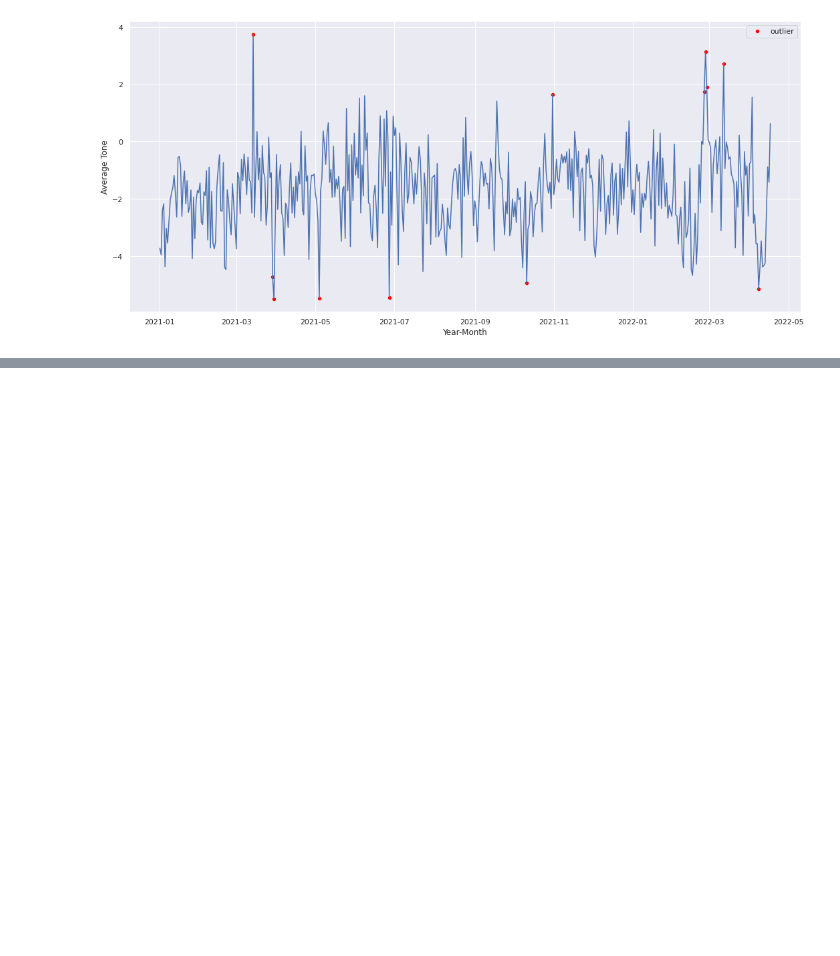
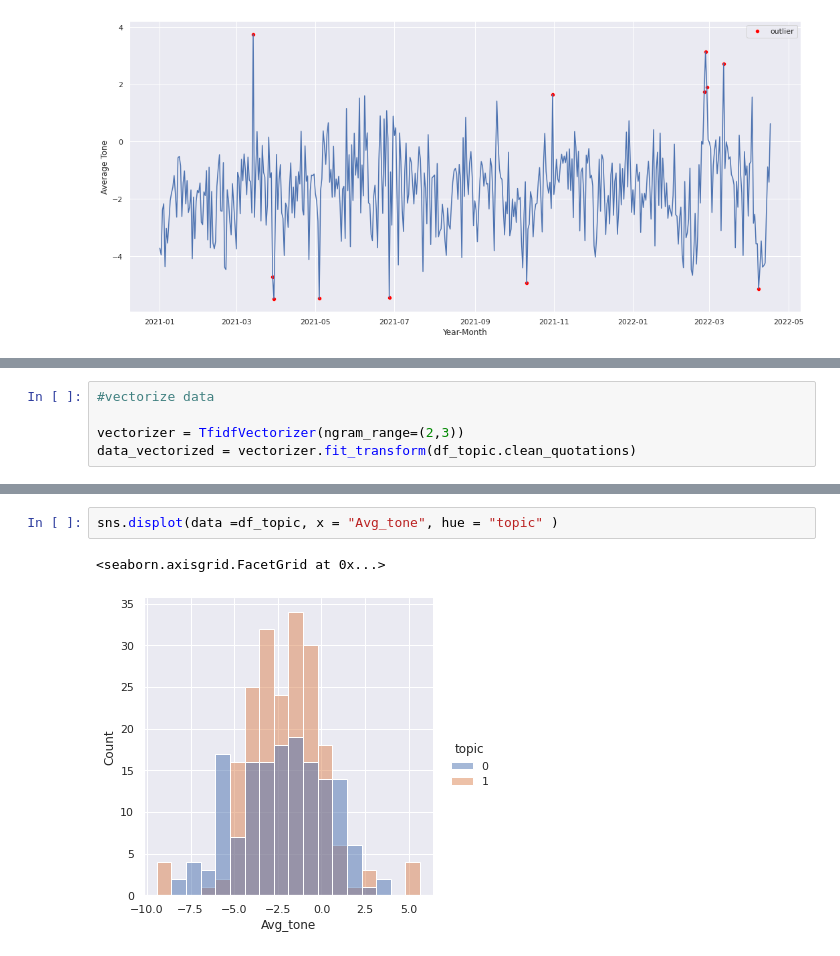
Before and after one commit to SitwalaM/nlp_gdelt_zambia_debt_analysis, a Jupyter notebook: notebooks/main_gdelt_zambia.ipynb, the cells around one changed output, grey strips where cells are left out. Cells and saved outputs as stored; diff of their text form; blank space fills up the shorter version.

```diff
--- a/notebooks/main_gdelt_zambia.ipynb
+++ b/notebooks/main_gdelt_zambia.ipynb
@@ -367,0 +453,5 @@ sns.lineplot(x = test.date, y = test.Avg_tone)
+# %%
+#vectorize data
+
+vectorizer = TfidfVectorizer(ngram_range=(2,3))
+data_vectorized = vectorizer.fit_transform(df_topic.clean_quotations)
@@ -367,0 +605,5 @@ sns.lineplot(x = test.date, y = test.Avg_tone)
+# %%
+sns.displot(data =df_topic, x = "Avg_tone", hue = "topic" )
+# %% [output]
+<seaborn.axisgrid.FacetGrid at 0x...>
+[figure, added]
```
Also changed, not shown: parts of 23 cells of this notebook.
